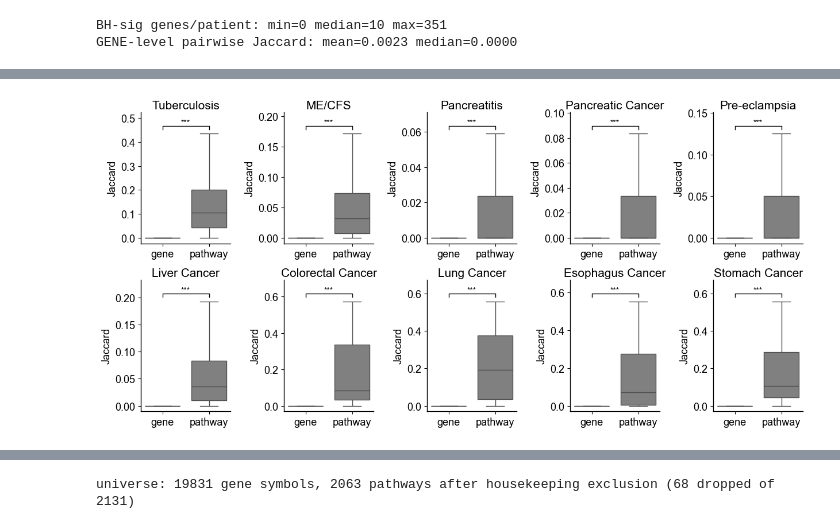
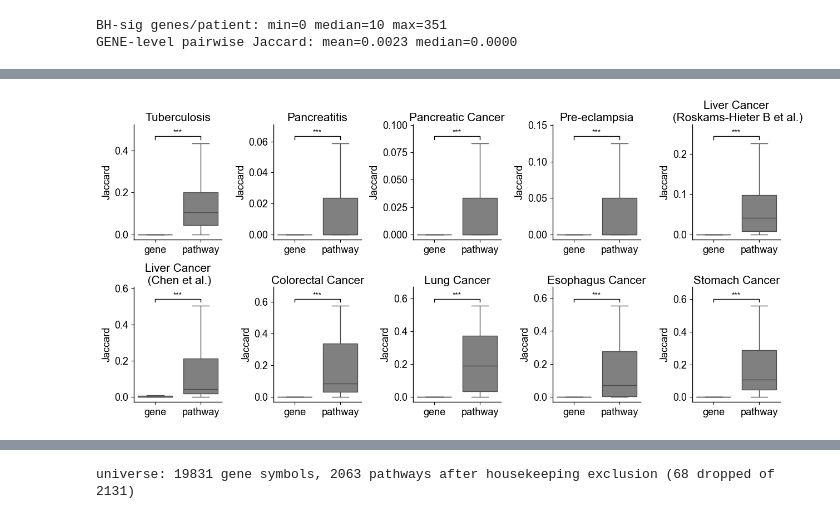
Before and after one commit to jmj3078/cfRNA_Disentaglement, a Jupyter notebook: MixedEffectsModeling/4_gene_enrichment.ipynb, the cells around one changed output, grey strips where cells are left out. Cells and saved outputs as stored; diff of their text form; code cells hidden in the pictures.

Commit message:
pathway aggreagation result

```diff
--- a/MixedEffectsModeling/4_gene_enrichment.ipynb
+++ b/MixedEffectsModeling/4_gene_enrichment.ipynb
@@ -82,8 +85,12 @@ from scipy.stats import wilcoxon
 
 from MixedEffectsModeling.core.pathway_convergence import slugify
 
-ALL_PHENOTYPES = ['Tuberculosis', 'ME/CFS', 'Pancreatitis', 'Pancreatic Cancer', 'Pre-eclampsia',
-                  'Liver Cancer', 'Colorectal Cancer', 'Lung Cancer', 'Esophagus Cancer', 'Stomach Cancer']
+# ME/CFS dropped -- literature review found only one weakly-supported pathway. Liver Cancer split
+# into its 2 constituent studies (Roskams-Hieter B n=28, Chen n=10) instead of pooled -- pooling
+# blended 3 different studies' technical variance (Block et al. n=2 dropped entirely, too small)
+ALL_PHENOTYPES = ['Tuberculosis', 'Pancreatitis', 'Pancreatic Cancer', 'Pre-eclampsia',
+                  'Liver Cancer (Roskams-Hieter B et al.)', 'Liver Cancer (Chen et al.)',
+                  'Colorectal Cancer', 'Lung Cancer', 'Esophagus Cancer', 'Stomach Cancer']
 
 def sig_stars(p):
     return '***' if p < 1e-3 else '**' if p < 1e-2 else '*' if p < 0.05 else 'ns'
@@ -111,32 +118,35 @@ nrows = int(np.ceil(len(ALL_PHENOTYPES) / ncols))
 fig, axes = plt.subplots(nrows, ncols, figsize=(2.5 * ncols, 3 * nrows),sharey=False)
 for ax, ph in zip(axes.flat, ALL_PHENOTYPES):
     sub = jacc_df[jacc_df['phenotype'] == ph]
     if sub.empty:
         ax.set_visible(False)
         continue
     sns.boxplot(data=sub, x='level', y='Jaccard', ax=ax, showfliers=False, color='gray', width=0.75)
-    ax.set_title(ph, pad=4)
+    if ph.find('Liver') == -1 :
+        ax.set_title(ph, pad=4)
+    else:
+        ax.set_title(ph.split('Cancer')[0] + 'Cancer' + '\n' + ph.split('Cancer')[1], pad=4)
     ax.set_xlabel('')
 
     gv = sub.loc[sub['level'] == 'gene', 'Jaccard'].values
     pv = sub.loc[sub['level'] == 'pathway', 'Jaccard'].values
     stat_p = wilcoxon(pv, gv, zero_method='wilcox').pvalue  # paired -- same patient-pair index in both
 
     y0 = max(whisker_top(gv), whisker_top(pv))
     y_range = ax.get_ylim()[1] - ax.get_ylim()[0]
     y0 += 0.04 * y_range
     h = 0.03 * y_range
     ax.plot([0, 0, 1, 1], [y0, y0 + h, y0 + h, y0], lw=1, c='black')
     ax.text(0.5, y0 + h, sig_stars(stat_p), ha='center', va='bottom')
     ax.set_ylim(top=y0 + h + 0.12 * y_range)
 for ax in axes.flat[len(ALL_PHENOTYPES):]:
     ax.set_visible(False)
 plt.tight_layout()
 plt.savefig(PFDIR / 'all_phenotypes_gene_vs_pathway_jaccard.png', dpi=150)
 plt.show()
 
 summary = jacc_df.groupby(['phenotype', 'level'])['Jaccard'].mean().unstack()
 summary['ratio'] = summary['pathway'] / summary['gene']
 print(summary.reindex(ALL_PHENOTYPES).to_string(float_format=lambda v: f'{v:.4f}'))
 # %% [output]
-[figure, old version]
+[figure, new version]
```
Also changed, not shown: parts of 5 cells of this notebook, 26 other files.
